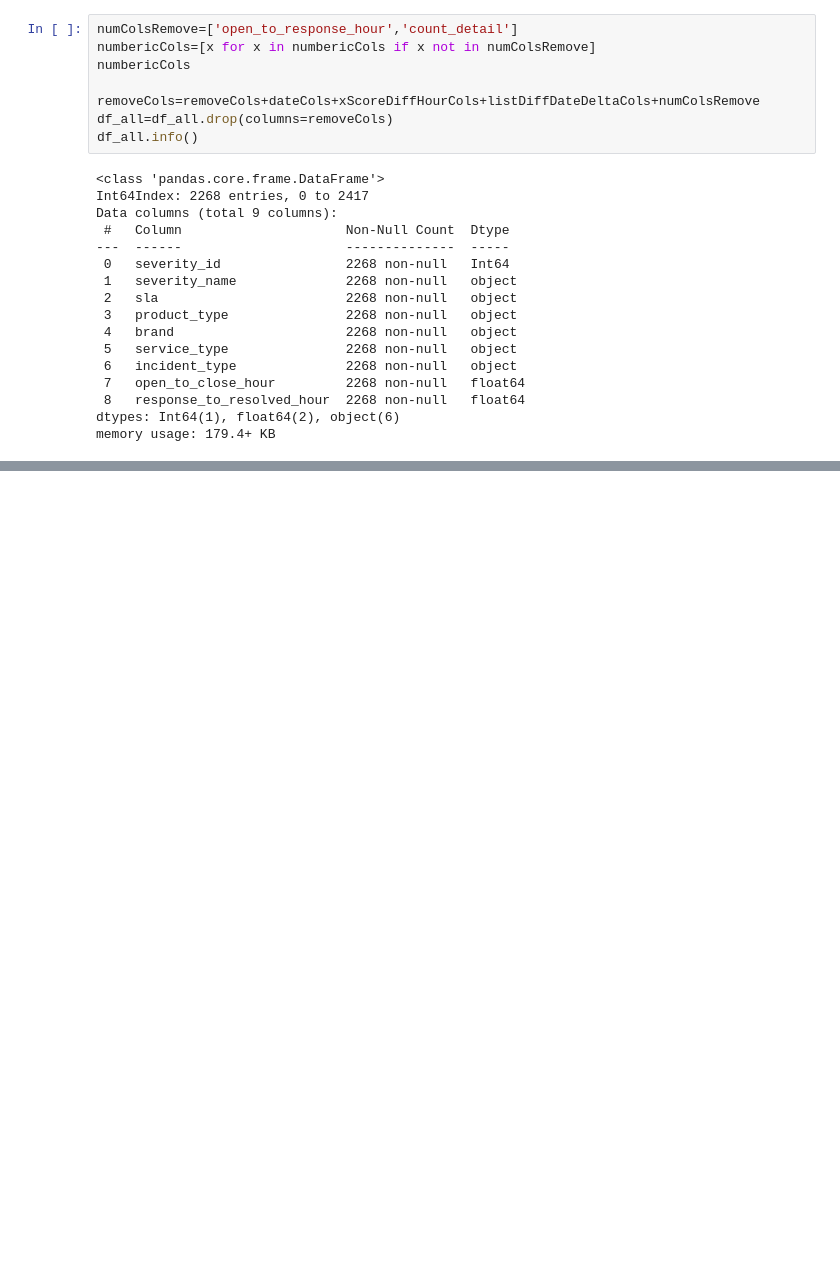
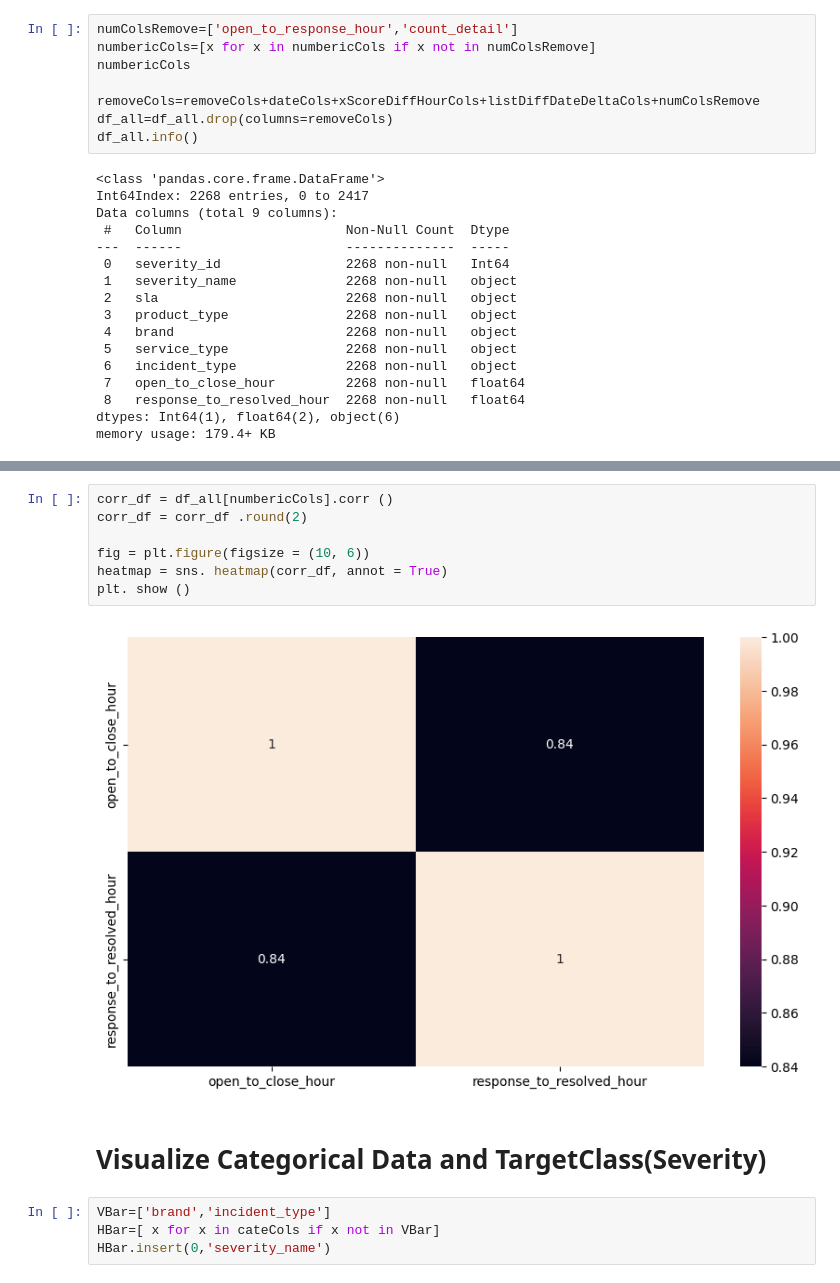
Before and after one commit to technqvi/MyYoutube-Demo, a Jupyter notebook: google_data_ai/t2-explore_to_create_train_data_ml.ipynb, the cells around one changed output, grey strips where cells are left out. Cells and saved outputs as stored; diff of their text form; blank space fills up the shorter version.

```diff
--- a/google_data_ai/t2-explore_to_create_train_data_ml.ipynb
+++ b/google_data_ai/t2-explore_to_create_train_data_ml.ipynb
@@ -290,0 +315,15 @@ memory usage: 179.4+ KB
+# %%
+corr_df = df_all[numbericCols].corr ()
+corr_df = corr_df .round(2)
+
+fig = plt.figure(figsize = (10, 6))
+heatmap = sns. heatmap(corr_df, annot = True)
+plt. show ()
+# %% [output]
+[figure, added]
+# %% [markdown]
+# Visualize  Categorical Data and TargetClass(Severity)
+# %%
+VBar=['brand','incident_type']
+HBar=[ x for x in cateCols if x not in VBar]
+HBar.insert(0,'severity_name')
```
Also changed, not shown: parts of 15 cells of this notebook, 4 other files.
